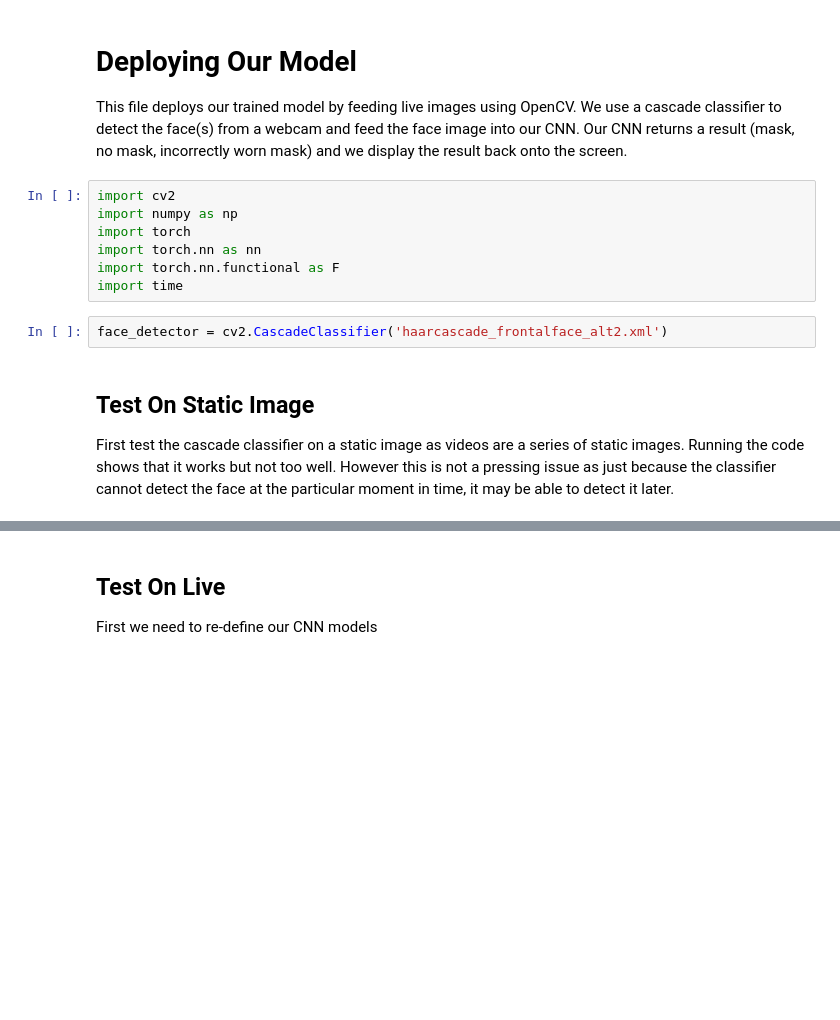
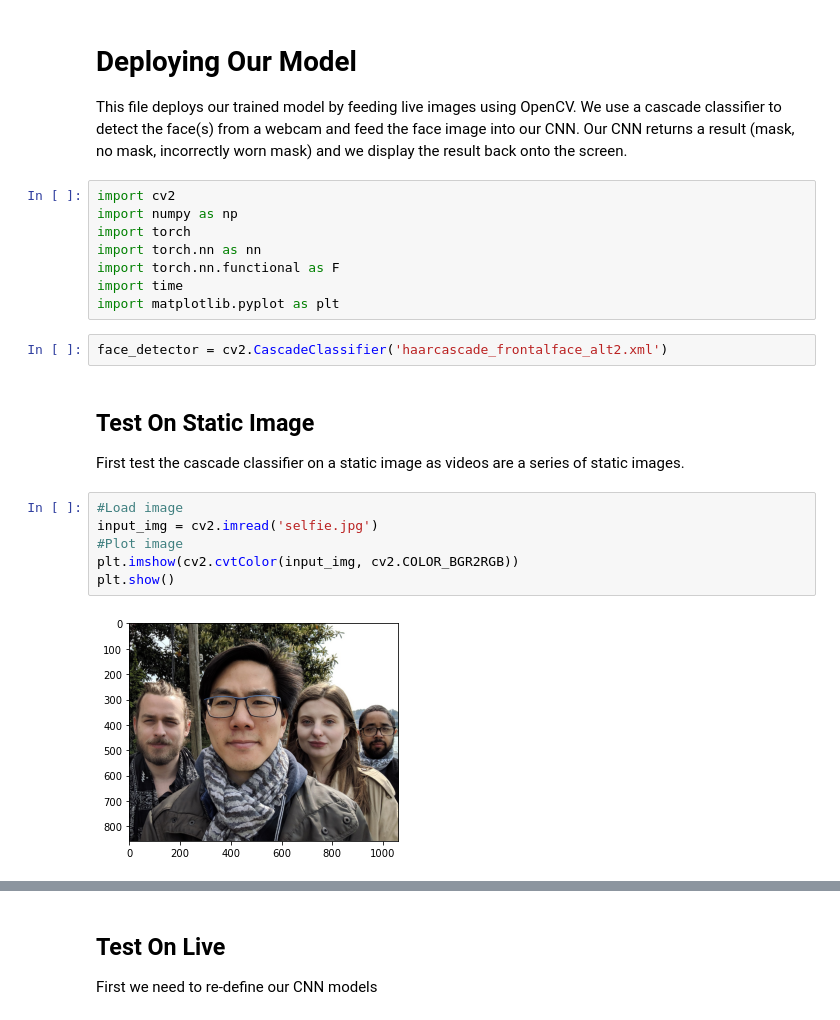
Before and after one commit to Edwinz28/mask-detector, a Jupyter notebook: face_detection.ipynb, the cells around one changed output, grey strips where cells are left out. Saved outputs shown, nothing was run; the diff lists cells and outputs as text; blank space fills up the shorter version.

Commit message:
updated face detection code for cascade classifier demo

```diff
--- a/face_detection.ipynb
+++ b/face_detection.ipynb
@@ -9,9 +9,18 @@ import torch
 import torch.nn as nn
 import torch.nn.functional as F
 import time
+import matplotlib.pyplot as plt
 # %%
 face_detector = cv2.CascadeClassifier('haarcascade_frontalface_alt2.xml')
 # %% [markdown]
 ## Test On Static Image
-First test the cascade classifier on a static image as videos are a series of static images. Running the code shows that it works but not too well. However this is not a pressing issue as just because the classifier cannot detect the face at the particular moment in time, it may be able to detect it later.
+First test the cascade classifier on a static image as videos are a series of static images.
+# %%
+#Load image
+input_img = cv2.imread('selfie.jpg')
+#Plot image
+plt.imshow(cv2.cvtColor(input_img, cv2.COLOR_BGR2RGB))
+plt.show()
+# %% [output]
+[figure, added]
 # %%
```
Also changed, not shown: parts of 2 cells of this notebook, 1 other file.
